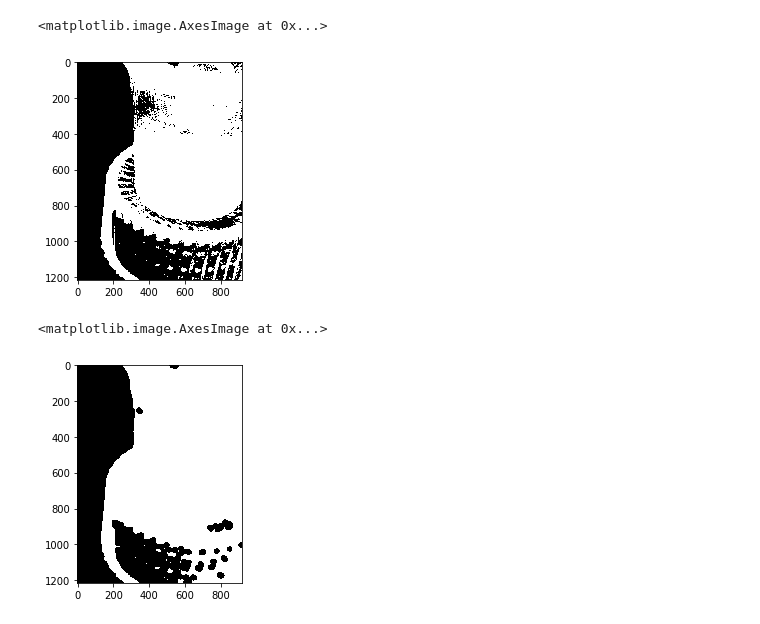
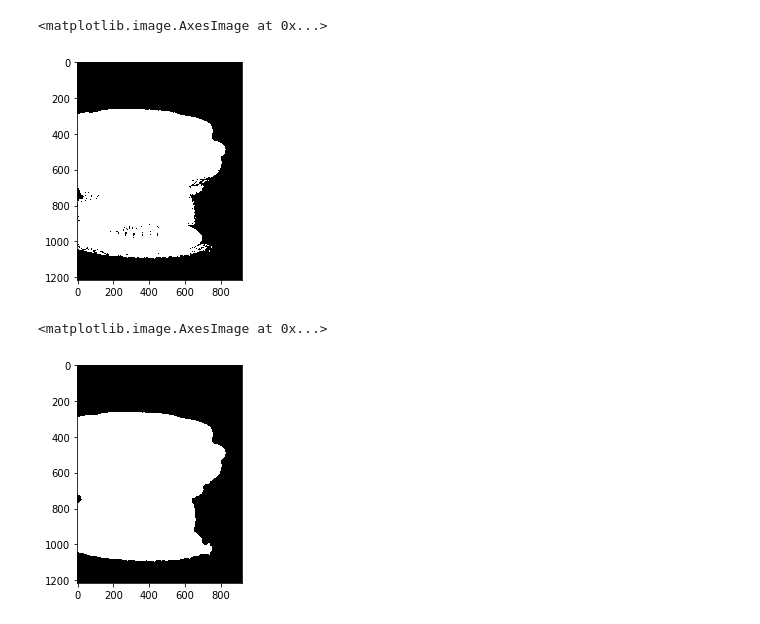
Before and after one commit to pureexe/try_segmentation, a Jupyter notebook: 20200116_penguin_guy.ipynb, the cells around one changed output. Cells and saved outputs as stored; diff of their text form; code cells hidden in the pictures.

```diff
--- a/20200116_penguin_guy.ipynb
+++ b/20200116_penguin_guy.ipynb
@@ -3,7 +3,7 @@ import numpy as np
 import cv2
 import matplotlib.pyplot as plt
 # %%
-INPUT_PATH = 'D:/Datasets/green_in_glass/%03d%03d.png'
+INPUT_PATH = 'D:/Datasets/penguinguy/%03d%03d.png'
 # %%
 TOTAL_IMAGE_PER_CAMERA = 40
 THESHOLD_RATIO = 0.10
@@ -30,21 +30,21 @@ def get_diff_mask(camerea_id,current_shot):
     denoised_mask = cv2.morphologyEx(diff_mask, cv2.MORPH_OPEN, kernel)
     return denoised_mask
 # %%
-CAMERA_NUMBER = 7
+CAMERA_NUMBER = 3
 foreground_prob = get_diff_mask(CAMERA_NUMBER,0)
 for i in range(1,40):
     foreground_prob = cv2.bitwise_or(foreground_prob,get_diff_mask(CAMERA_NUMBER,i))
 plt.imshow(foreground_prob,cmap='gray')
 # %% [output]
 <matplotlib.image.AxesImage at 0x...>
-[figure, old version]
+[figure, new version]
 # %%
 kernel = cv2.getStructuringElement(cv2.MORPH_ELLIPSE,(30,30))
 mask_closed = cv2.morphologyEx(foreground_prob, cv2.MORPH_CLOSE, kernel)
 plt.imshow(mask_closed,cmap='gray')
 # %% [output]
 <matplotlib.image.AxesImage at 0x...>
-[figure, old version]
+[figure, new version]
 # %%
 # find boundary (rectangle) of object
 mask_y, mask_x = np.nonzero(mask_closed)
```
Also changed, not shown: parts of 15 cells of this notebook, 4 other files.
